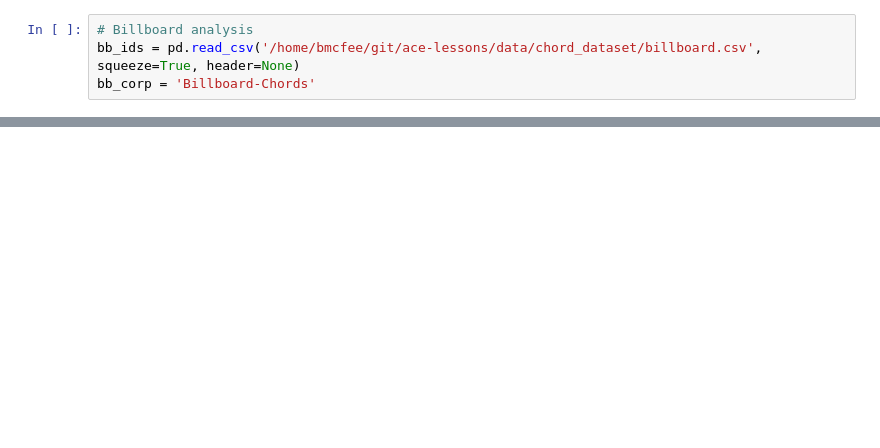
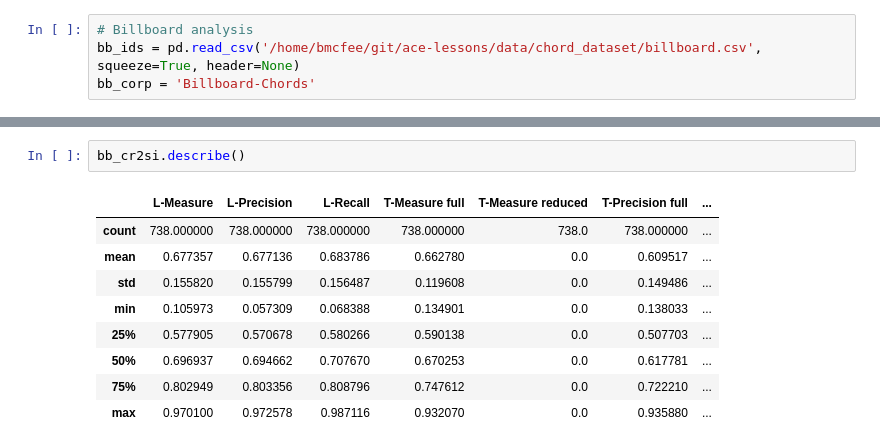
Before and after one commit to bmcfee/ismir2017_chords, a Jupyter notebook: notebooks/06b - Corpus analysis + L-measure.ipynb, the cells around one changed output, grey strips where cells are left out. Saved outputs shown, nothing was run; the diff lists cells and outputs as text; blank space fills up the shorter version.

```diff
--- a/notebooks/06b - Corpus analysis + L-measure.ipynb
+++ b/notebooks/06b - Corpus analysis + L-measure.ipynb
@@ -225,0 +215,12 @@ bb_cr2si.to_json('/home/bmcfee/git/ismir2017_chords/data/bb_cr2si_hier.json')
+# %%
+bb_cr2si.describe()
+# %% [output]
+|  | L-Measure | L-Precision | L-Recall | T-Measure full | T-Measure reduced | T-Precision full | ... |
+| count | 738.000000 | 738.000000 | 738.000000 | 738.000000 | 738.0 | 738.000000 | ... |
+| mean | 0.677357 | 0.677136 | 0.683786 | 0.662780 | 0.0 | 0.609517 | ... |
+| std | 0.155820 | 0.155799 | 0.156487 | 0.119608 | 0.0 | 0.149486 | ... |
+| min | 0.105973 | 0.057309 | 0.068388 | 0.134901 | 0.0 | 0.138033 | ... |
+| 25% | 0.577905 | 0.570678 | 0.580266 | 0.590138 | 0.0 | 0.507703 | ... |
+| 50% | 0.696937 | 0.694662 | 0.707670 | 0.670253 | 0.0 | 0.617781 | ... |
+| 75% | 0.802949 | 0.803356 | 0.808796 | 0.747612 | 0.0 | 0.722210 | ... |
+| max | 0.970100 | 0.972578 | 0.987116 | 0.932070 | 0.0 | 0.935880 | ... |
```
Also changed, not shown: parts of 22 cells of this notebook, 6 other files.
